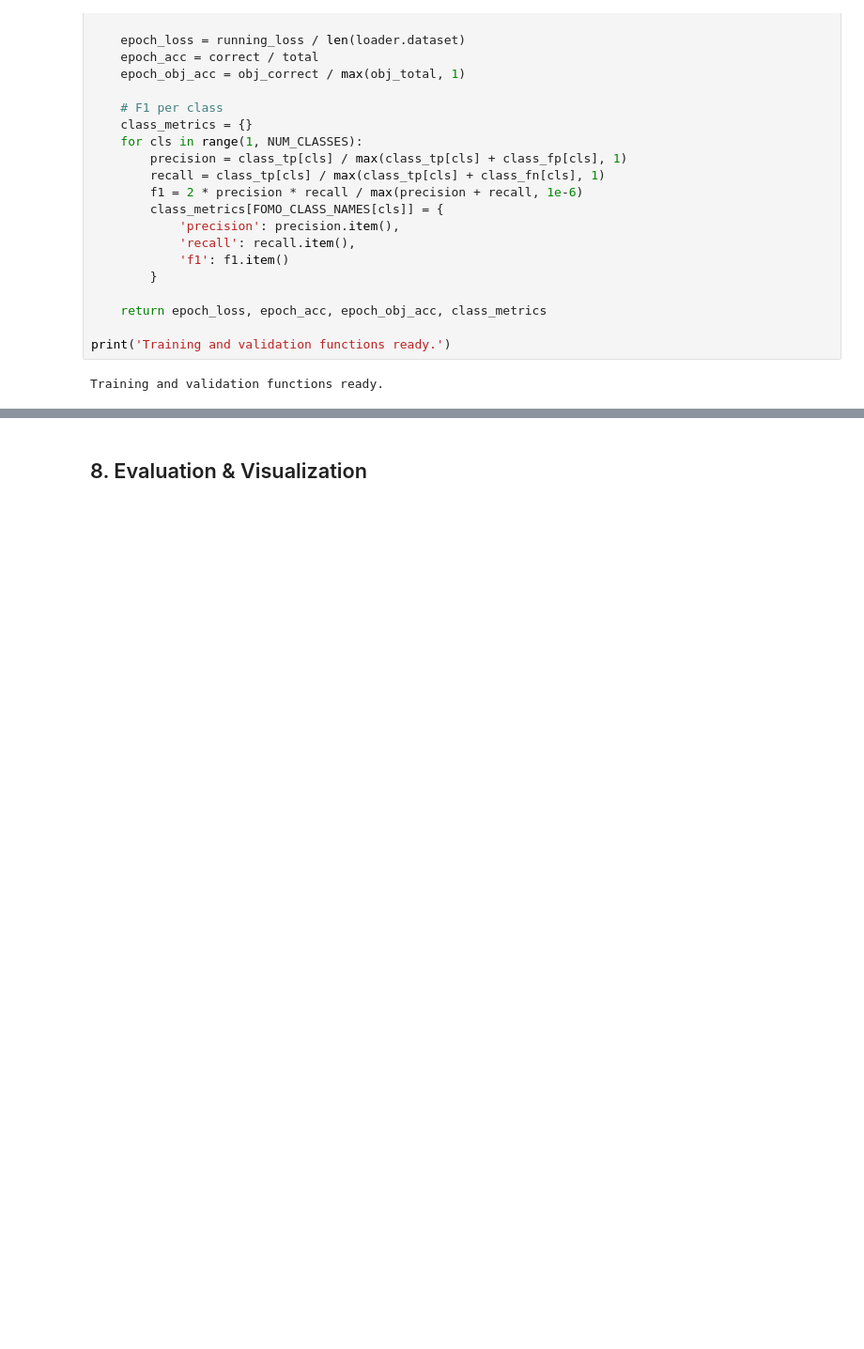
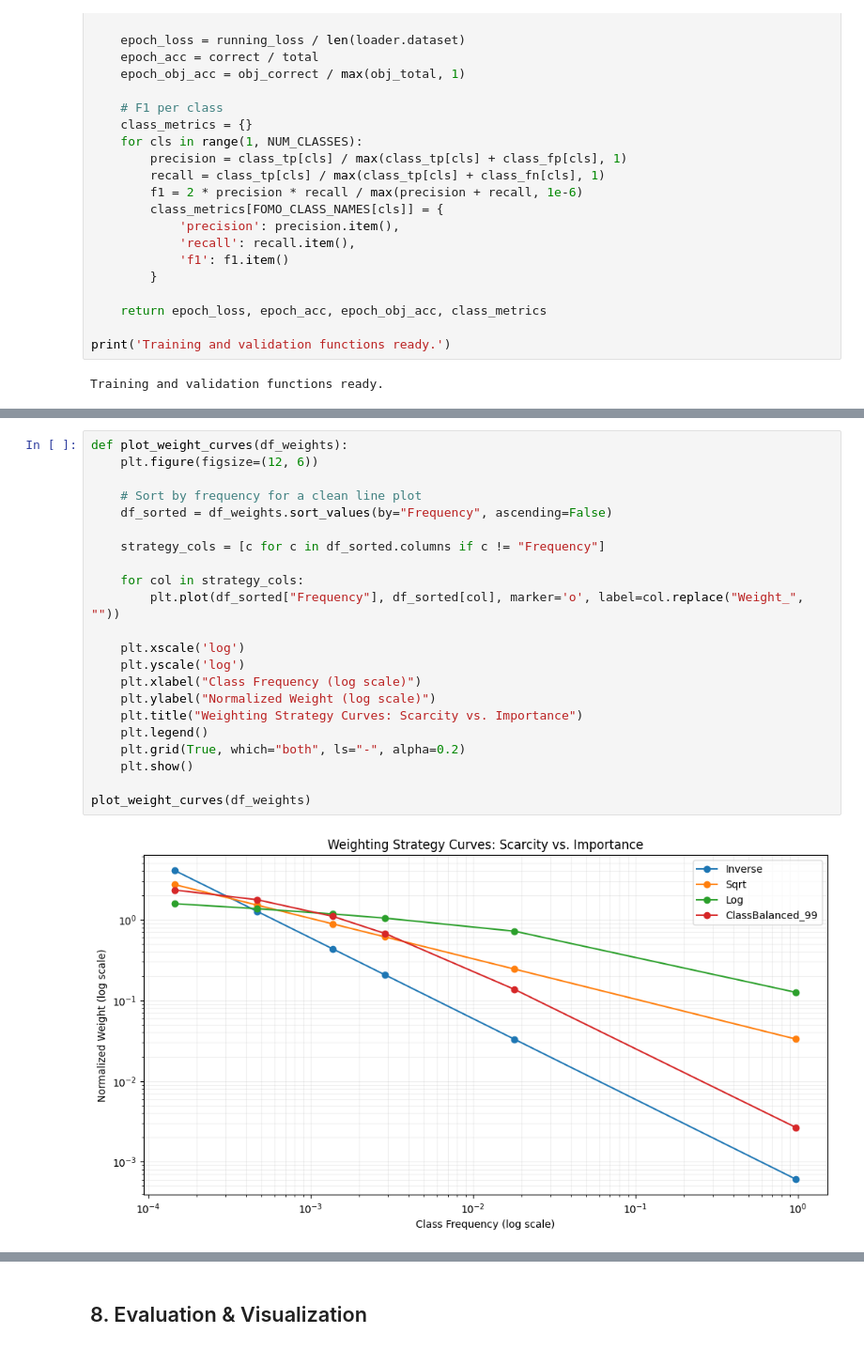
Before and after one commit to t-wilkinson/projects, a Jupyter notebook: ai/esp32-pc-object-detection/fomo.ipynb, the cells around one changed output, grey strips where cells are left out. Shown at 94% size. Cells and saved outputs as stored; diff of their text form; blank space fills up the shorter version.

Commit message:
Try multiple class weights in model training

```diff
--- a/ai/esp32-pc-object-detection/fomo.ipynb
+++ b/ai/esp32-pc-object-detection/fomo.ipynb
@@ -922,0 +1002,24 @@ Epoch  1/30  lr=0.001000  train_loss=0.5275  val_loss=0.5140  obj_acc=0.348
+# %%
+def plot_weight_curves(df_weights):
+    plt.figure(figsize=(12, 6))
+
+    # Sort by frequency for a clean line plot
+    df_sorted = df_weights.sort_values(by="Frequency", ascending=False)
+
+    strategy_cols = [c for c in df_sorted.columns if c != "Frequency"]
+
+    for col in strategy_cols:
+        plt.plot(df_sorted["Frequency"], df_sorted[col], marker='o', label=col.replace("Weight_", ""))
+
+    plt.xscale('log')
+    plt.yscale('log')
+    plt.xlabel("Class Frequency (log scale)")
+    plt.ylabel("Normalized Weight (log scale)")
+    plt.title("Weighting Strategy Curves: Scarcity vs. Importance")
+    plt.legend()
+    plt.grid(True, which="both", ls="-", alpha=0.2)
+    plt.show()
+
+plot_weight_curves(df_weights)
+# %% [output]
+[figure, added]
```
Also changed, not shown: parts of 8 cells of this notebook, 3 other files.
